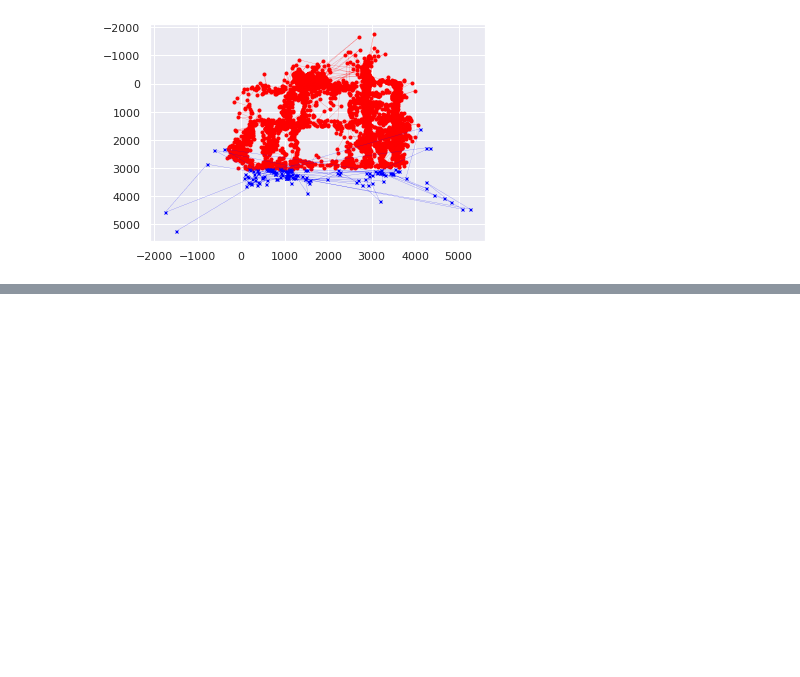
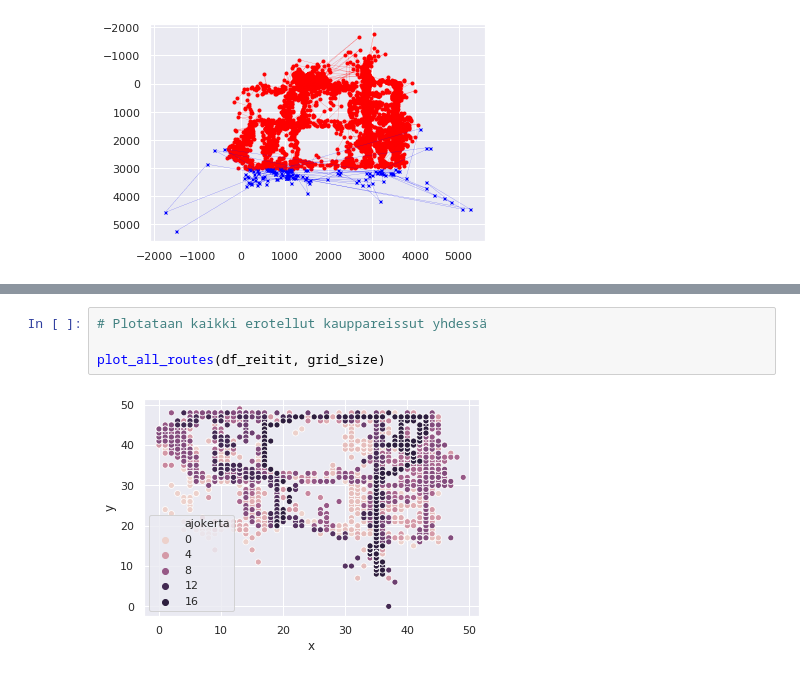
Before and after one commit to Erik-Eki/Project-2-machine-learning-applications, a Jupyter notebook: ajokerrat_masteriin/ajokerrat.ipynb, the cells around one changed output, grey strips where cells are left out. Drawn from its saved outputs; the diff is of its cells as text; blank space fills up the shorter version.

```diff
--- a/ajokerrat_masteriin/ajokerrat.ipynb
+++ b/ajokerrat_masteriin/ajokerrat.ipynb
@@ -234,0 +112,6 @@ for ajo in ajot:
+# %%
+# Plotataan kaikki erotellut kauppareissut yhdessä
+
+plot_all_routes(df_reitit, grid_size)
+# %% [output]
+[figure, added]
```
Also changed, not shown: parts of 16 cells of this notebook.
